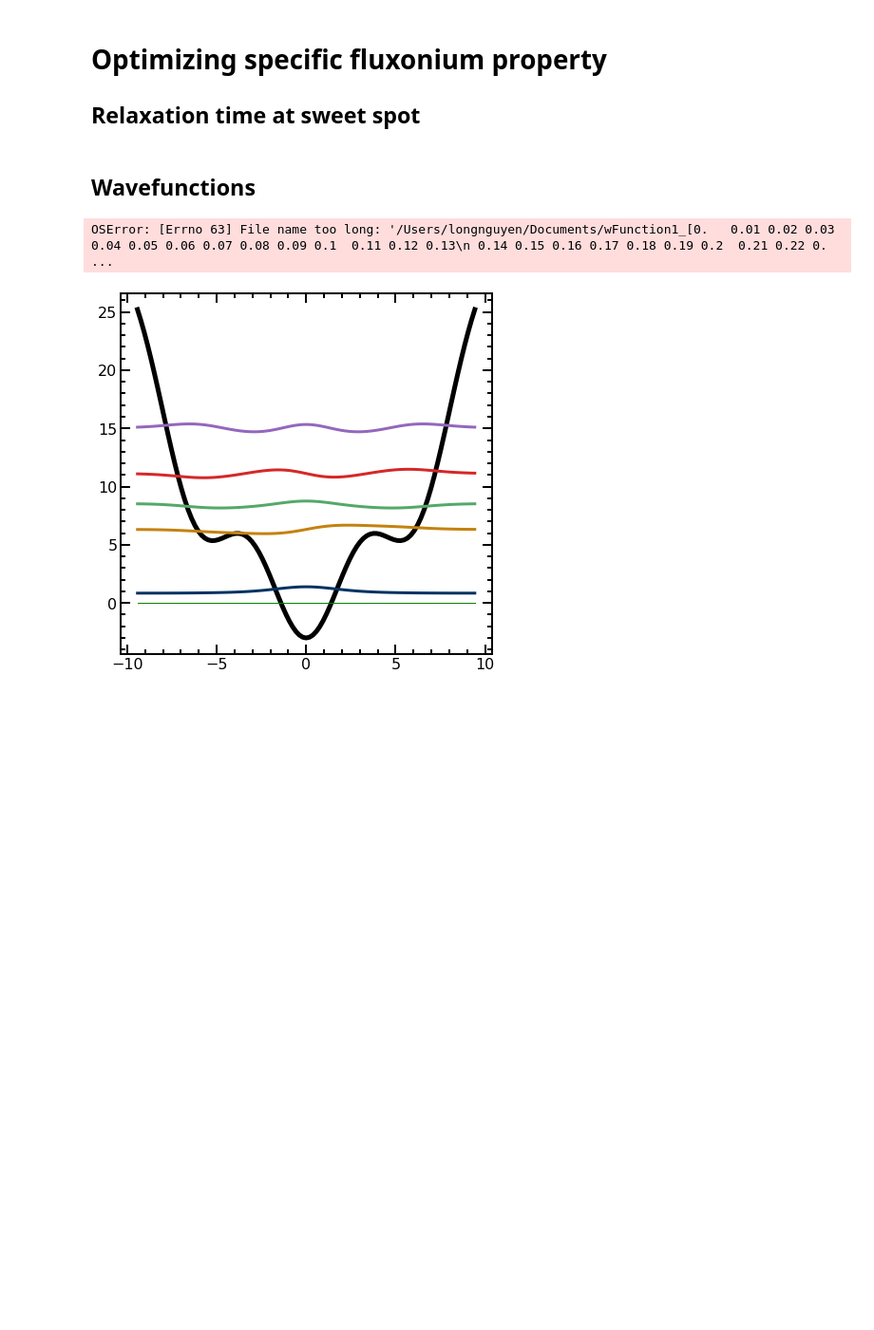
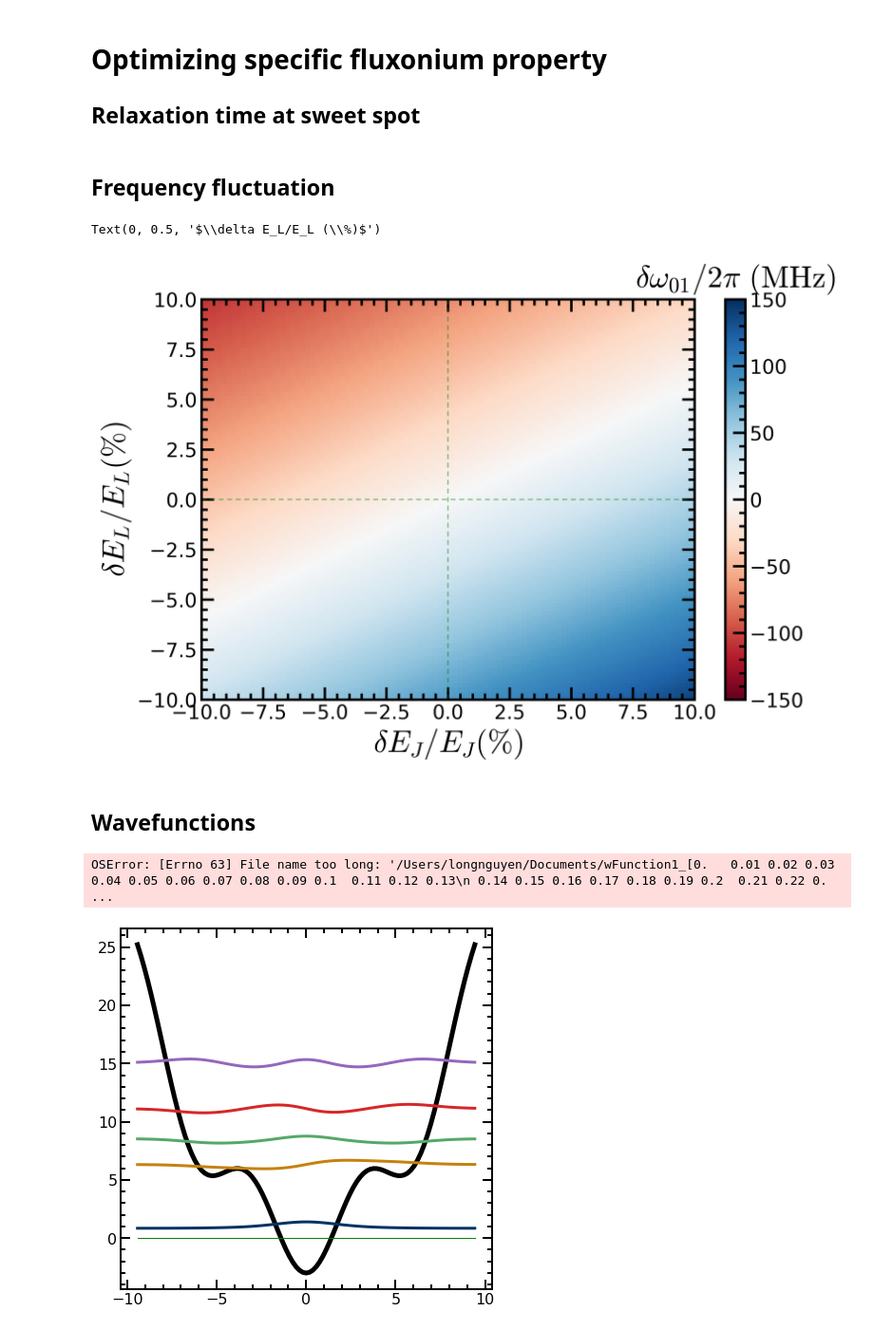
Before and after one commit to qnl/Fluxonium_berkeley, a Jupyter notebook: Notebooks/Fluxonium parameter sweep.ipynb, the cells around one changed output. Shown at 95% size. Cells and saved outputs as stored; diff of their text form; code cells hidden in the pictures; blank space fills up the shorter version.

```diff
--- a/Notebooks/Fluxonium parameter sweep.ipynb
+++ b/Notebooks/Fluxonium parameter sweep.ipynb
@@ -11,6 +11,8 @@ from Fluxonium_hamiltonians import Single_small_junction as fluxonium
 import plotting_settings
 from scipy.optimize import minimize
 from scipy.special import eval_hermite as hpoly
+import matplotlib as mpl
+mpl.rcParams['figure.dpi']= 400
 # %%
 N = 30 #number of levels
 E_C = 1 #Charging energy, GHz
@@ -81,6 +83,45 @@ X,Y = np.meshgrid(E_L_array, E_J_array)
 Z = abs(gamma[:,:,1])+abs(gamma[:,:,0])
 plt.pcolormesh(X,Y,(Z**-1)*1e6,norm=cl.LogNorm())
 plt.colorbar()
+# %% [markdown]
+## Frequency fluctuation
+# %%
+N = 50 #number of levels
+E_J = 3 #Josephson energy, GHz
+E_C = 1 #Charging energy, GHz
+E_L = 0.5 #Inductive energy, GHz
+level_num = 10
+phi_ext = 0.5
+
+H = fluxonium.bare_hamiltonian(N, E_L, E_C, E_J, phi_ext*2*np.pi)
+energies = H.eigenenergies()
+anchor = energies[1] - energies[0]
+# %%
+dE_L = E_L*0.1
+dE_J = E_J*0.1
+#new EJ
+E_J_fluc = np.linspace(E_J-dE_J, E_J+dE_J, 101)
+E_L_fluc = np.linspace(E_L-dE_L, E_L+dE_L, 101)
+trans_freq = np.zeros((len(E_J_fluc), len(E_L_fluc)))
+for idx, E_J_temp in enumerate(E_J_fluc):
+    for idy, E_L_temp in enumerate(E_L_fluc):
+        H = fluxonium.bare_hamiltonian(N, E_L_temp, E_C, E_J_temp, phi_ext*2*np.pi)
+        energies = H.eigenenergies()
+        trans_freq[idx, idy] = energies[1] - energies[0] - anchor
+# %%
+plt.figure(figsize = [9,6])
+X,Y = np.meshgrid((E_J_fluc-E_J)/E_J*100, (E_L_fluc-E_L)/E_L*100)
+Z = (trans_freq*1e3)
+plt.pcolor(X, Y, Z, cmap = 'RdBu', vmax = 150, vmin = -150)
+clb = plt.colorbar()
+clb.ax.set_title(r'$\delta \omega_{01}/2\pi~(\mathrm{MHz})$')
+plt.axhline(y=0, linestyle = '--', linewidth = 1.0, alpha = 0.5, color = 'g')
+plt.axvline(x=0, linestyle = '--',linewidth = 1.0, alpha = 0.5, color = 'g')
+plt.xlabel(r'$\delta E_J/E_J (\%)$')
+plt.ylabel(r'$\delta E_L/E_L (\%)$')
+# %% [output]
+Text(0, 0.5, '$\\delta E_L/E_L (\\%)$')
+[figure, added]
 # %% [markdown]
 ## Wavefunctions
 # %%
```
Also changed, not shown: 55 other files.
